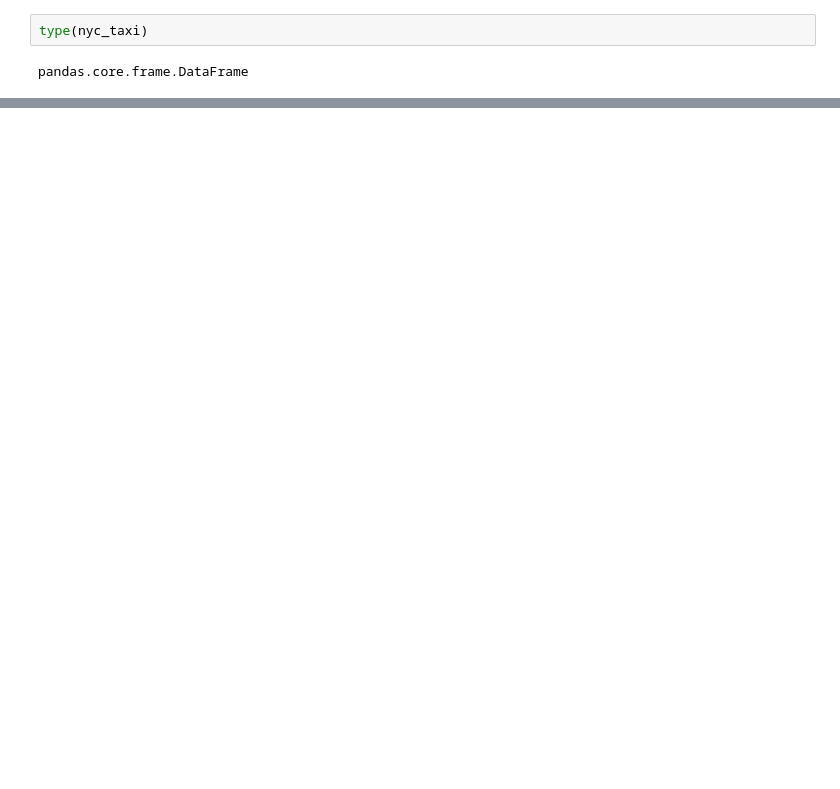
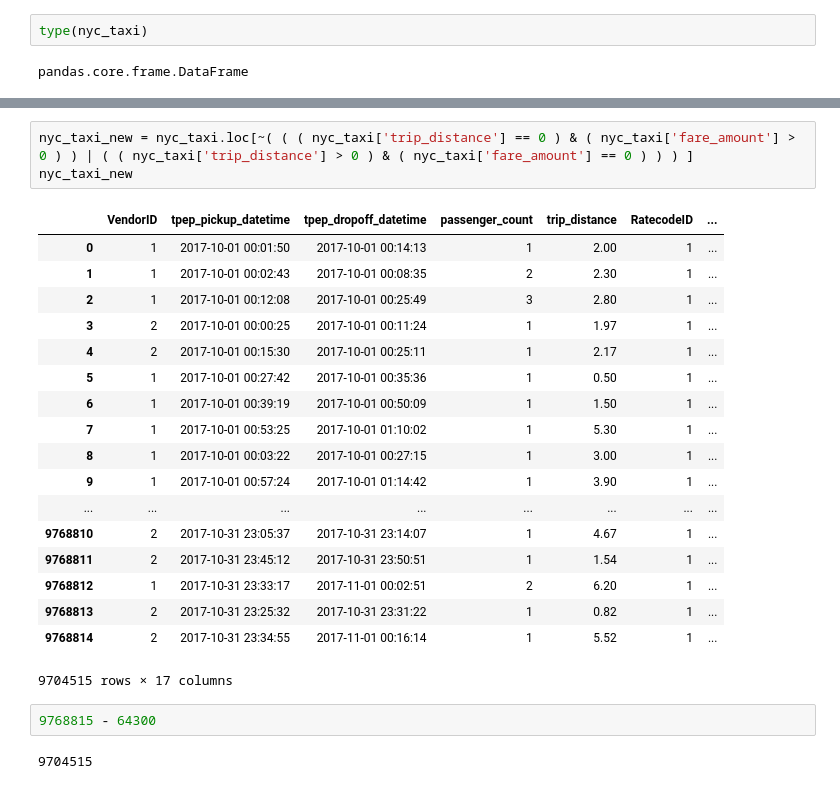
Before and after one commit to pelingundogdu/DSF-assignments, a Jupyter notebook: answers.ipynb, the cells around one changed output, grey strips where cells are left out. Saved outputs shown, nothing was run; the diff lists cells and outputs as text; blank space fills up the shorter version.

```diff
--- a/answers.ipynb
+++ b/answers.ipynb
@@ -38,0 +81,26 @@ nyc_taxi.describe()
+# %%
+nyc_taxi_new = nyc_taxi.loc[~( ( ( nyc_taxi['trip_distance'] == 0 ) & ( nyc_taxi['fare_amount'] > 0 ) ) | ( ( nyc_taxi['trip_distance'] > 0 ) & ( nyc_taxi['fare_amount'] == 0 ) ) ) ]
+nyc_taxi_new
+# %% [output]
+|  | VendorID | tpep_pickup_datetime | tpep_dropoff_datetime | passenger_count | trip_distance | RatecodeID | ... |
+| 0 | 1 | 2017-10-01 00:01:50 | 2017-10-01 00:14:13 | 1 | 2.00 | 1 | ... |
+| 1 | 1 | 2017-10-01 00:02:43 | 2017-10-01 00:08:35 | 2 | 2.30 | 1 | ... |
+| 2 | 1 | 2017-10-01 00:12:08 | 2017-10-01 00:25:49 | 3 | 2.80 | 1 | ... |
+| 3 | 2 | 2017-10-01 00:00:25 | 2017-10-01 00:11:24 | 1 | 1.97 | 1 | ... |
+| 4 | 2 | 2017-10-01 00:15:30 | 2017-10-01 00:25:11 | 1 | 2.17 | 1 | ... |
+| 5 | 1 | 2017-10-01 00:27:42 | 2017-10-01 00:35:36 | 1 | 0.50 | 1 | ... |
+| 6 | 1 | 2017-10-01 00:39:19 | 2017-10-01 00:50:09 | 1 | 1.50 | 1 | ... |
+| 7 | 1 | 2017-10-01 00:53:25 | 2017-10-01 01:10:02 | 1 | 5.30 | 1 | ... |
+| 8 | 1 | 2017-10-01 00:03:22 | 2017-10-01 00:27:15 | 1 | 3.00 | 1 | ... |
+| 9 | 1 | 2017-10-01 00:57:24 | 2017-10-01 01:14:42 | 1 | 3.90 | 1 | ... |
+| ... | ... | ... | ... | ... | ... | ... | ... |
+| 9768810 | 2 | 2017-10-31 23:05:37 | 2017-10-31 23:14:07 | 1 | 4.67 | 1 | ... |
+| 9768811 | 2 | 2017-10-31 23:45:12 | 2017-10-31 23:50:51 | 1 | 1.54 | 1 | ... |
+| 9768812 | 1 | 2017-10-31 23:33:17 | 2017-11-01 00:02:51 | 2 | 6.20 | 1 | ... |
+| 9768813 | 2 | 2017-10-31 23:25:32 | 2017-10-31 23:31:22 | 1 | 0.82 | 1 | ... |
+| 9768814 | 2 | 2017-10-31 23:34:55 | 2017-11-01 00:16:14 | 1 | 5.52 | 1 | ... |
+9704515 rows × 17 columns
+# %%
+9768815 - 64300
+# %% [output]
+9704515
```
Also changed, not shown: parts of 13 cells of this notebook.
